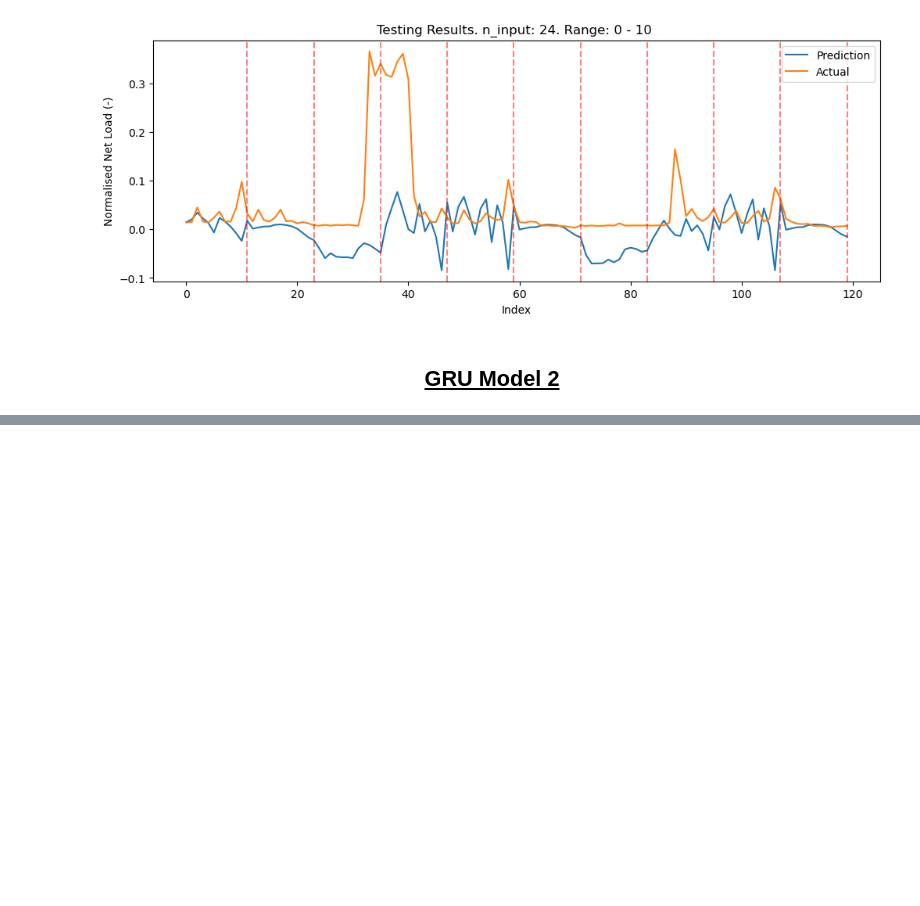
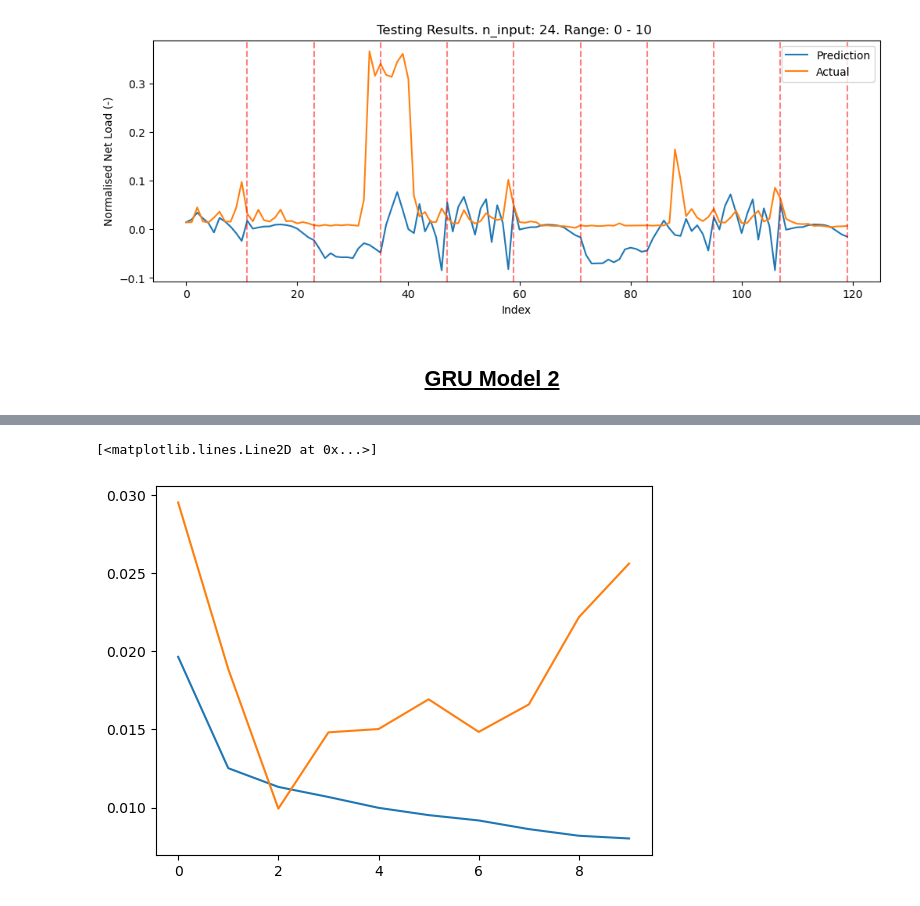
Before and after one commit to dguiraldes/aml_project, a Jupyter notebook: Adri_GRU_6_multivariate.ipynb, the cells around one changed output, grey strips where cells are left out. Saved outputs shown, nothing was run; the diff lists cells and outputs as text; code cells hidden in the pictures; blank space fills up the shorter version.

```diff
--- a/Adri_GRU_6_multivariate.ipynb
+++ b/Adri_GRU_6_multivariate.ipynb
@@ -427,0 +443,19 @@ plt.legend()
+# %%
+n_split = 2 * 24 * 300
+
+X_train = X[:n_split]
+y_train = y[:n_split]
+
+X_test = X[n_split:]
+y_test = y[n_split:]
+# %%
+#Add one more dropout and keep last GRU layer with 64 neurons.
+model2 = Sequential()
+model2.add(GRU(128, activation='relu', input_shape=(X_train.shape[1], X_train.shape[2]), return_sequences=True))
+model2.add(Dropout(0.2))
+model2.add(GRU(64, activation='relu', return_sequences=True ))
+model2.add(GRU(64, activation='relu'))
+model2.add(Dropout(0.2))
+model2.add(Dense(y_train.shape[1]))
+
+model2.summary()
@@ -427,0 +480,3 @@ plt.legend()
+# %%
+cp2 = ModelCheckpoint('model2.keras', save_best_only=True)
+model2.compile(loss='mse', optimizer=Adam(learning_rate=0.001), metrics=[MeanSquaredError(), MeanAbsoluteError()])
@@ -427,0 +486,3 @@ plt.legend()
+# %%
+# history2 = model2.fit(X_train, y_train, epochs=10, callbacks=[cp1], batch_size=16, validation_split=0.1)
+history2 = model2.fit(X_train, y_train, epochs=10, batch_size=16, validation_split=0.1)
@@ -427,0 +510,6 @@ plt.legend()
+# %%
+plt.plot(history2.history['loss'], label='Training Loss')
+plt.plot(history2.history['val_loss'], label='Validation Loss')
+# %% [output]
+[<matplotlib.lines.Line2D at 0x...>]
+[figure, added]
```
Also changed, not shown: parts of 22 cells of this notebook.
